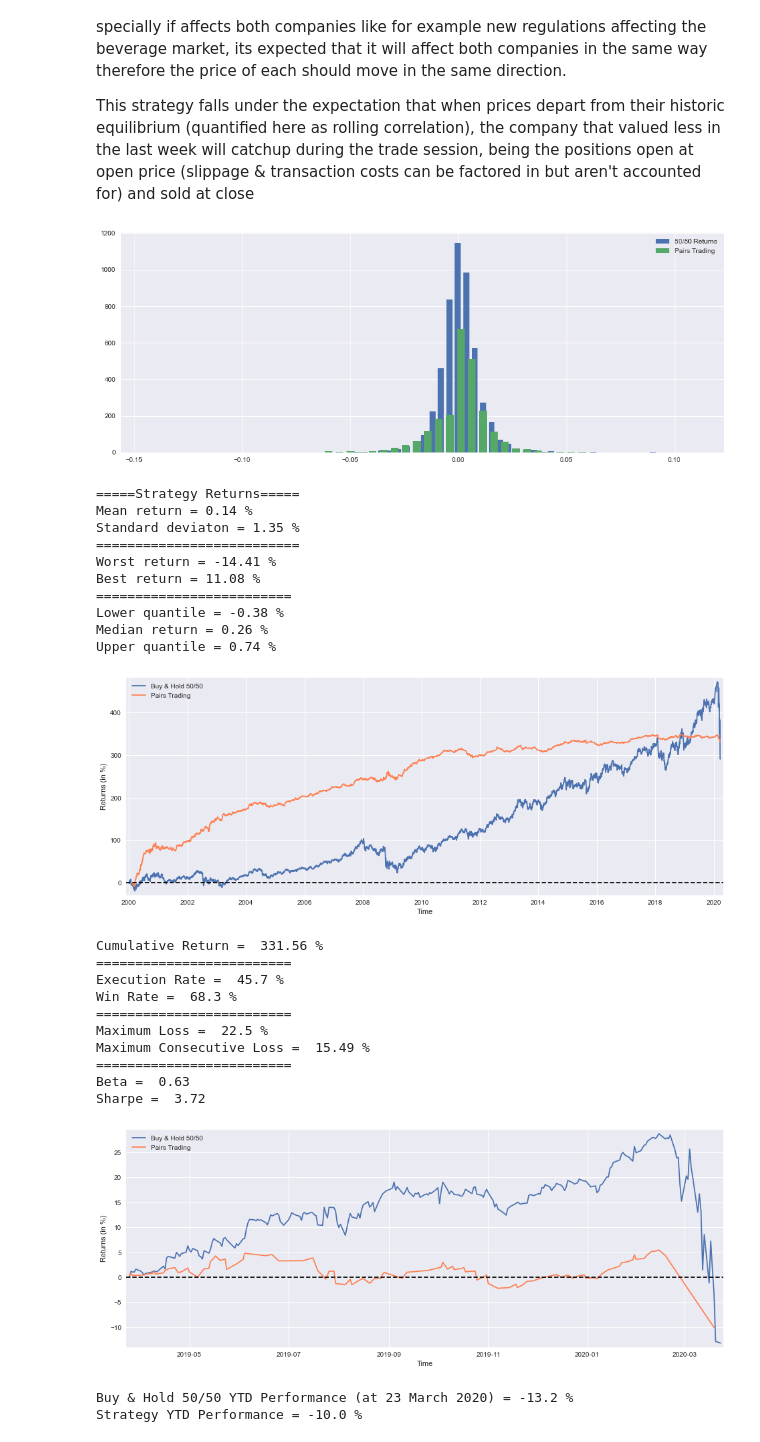
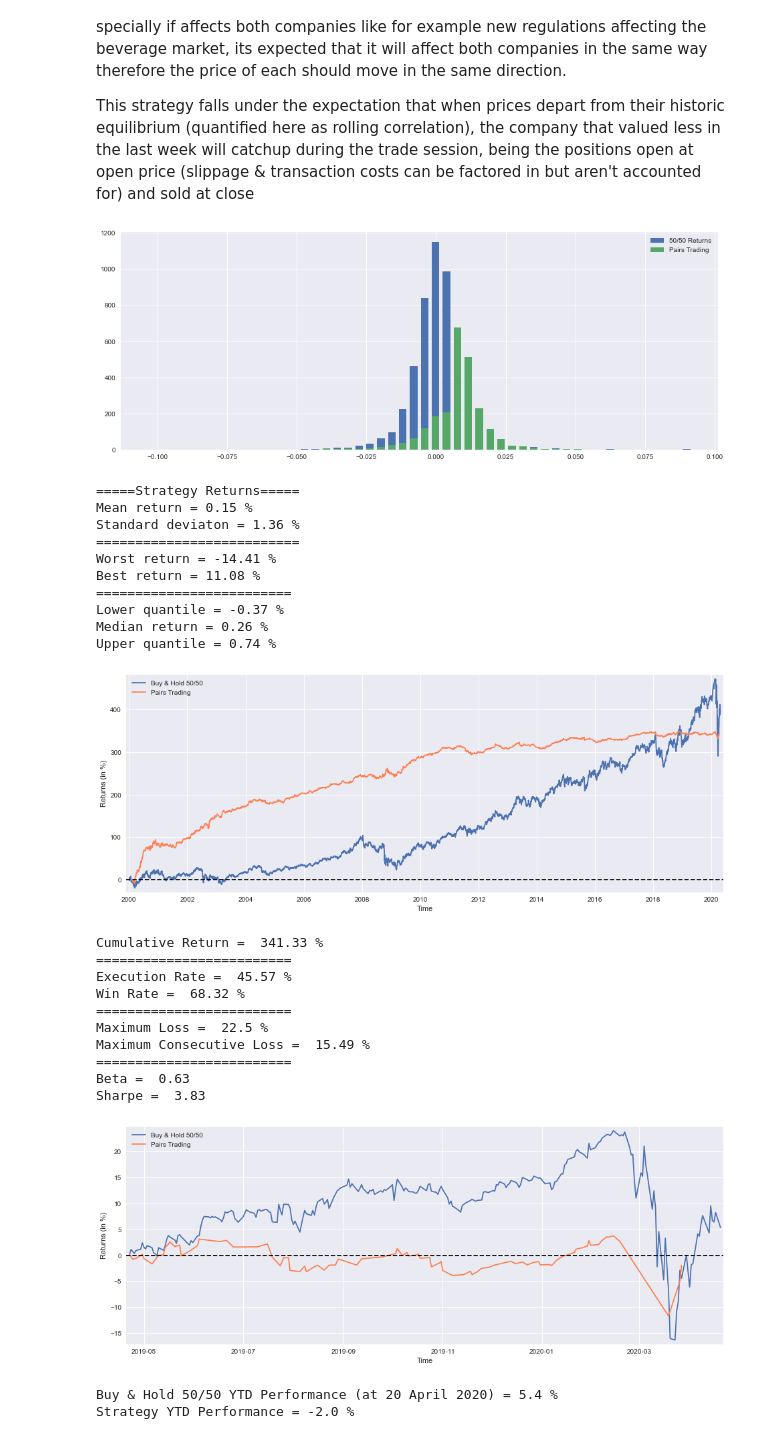
Before and after one commit to LongOnly/Quantitative-Notebooks, a Jupyter notebook: PairsTrading.ipynb, the cells around one changed output. Cells and saved outputs as stored; diff of their text form; code cells hidden in the pictures.

```diff
--- a/PairsTrading.ipynb
+++ b/PairsTrading.ipynb
@@ -5,7 +5,7 @@ But the market already knows past information if any new information is released
 
 This strategy falls under the expectation that when prices depart from their historic equilibrium (quantified here as rolling correlation), the company that valued less in the last week will catchup during the trade session, being the positions open at open price (slippage & transaction costs can be factored in but aren't accounted for) and sold at close
 # %%
-# python 3.7
+# python 3.8
 
 # For yahoo finance
 import io
@@ -49,7 +49,7 @@ tickers = ['PEP','KO']
 data = None
 while data is None:
     try:
-        data = getdata(tickers,'946685000','1585008000','1d')
+        data = getdata(tickers,'946685000','1587427200','1d')
     except:
          pass
 
@@ -118,15 +118,13 @@ cumulret = pairs['CumulativeReturn'].dropna()
 fig, ax = plt.subplots(figsize=(16,6))
 
 hist1, bins1 = np.histogram(ReturnBoth.dropna(), bins=50)
-width1 = 0.7 * (bins1[1] - bins1[0])
-center1 = (bins1[:-1] + bins1[1:]) / 2
+width = 0.7 * (bins1[1] - bins1[0])
+center = (bins1[:-1] + bins1[1:]) / 2
+
+ax.bar(center, hist1, align='center', width=width, label='50/50 Returns')
 
 hist2, bins2 = np.histogram(returns, bins=50)
-width2 = 0.7 * (bins2[1] - bins2[0])
-center2 = (bins2[:-1] + bins2[1:]) / 2
-
-ax.bar(center1, hist1, align='center', width=width1, label='50/50 Returns')
-ax.bar(center2, hist2, align='center', width=width2, label='Pairs Trading')
+ax.bar(center, hist2, align='center', width=width, label='Pairs Trading')
 
 plt.legend()
 plt.show()
@@ -142,15 +140,15 @@ print('Lower quantile =',round((returns.quantile(q=0.25))*100,2),"%")
 print('Median return =',round((returns.quantile(q=0.5))*100,2),"%")
 print('Upper quantile =',round((returns.quantile(q=0.75))*100,2),"%")
 # %% [output]
-[figure, old version]
+[figure, new version]
 =====Strategy Returns=====
-Mean return = 0.14 %
-Standard deviaton = 1.35 %
+Mean return = 0.15 %
+Standard deviaton = 1.36 %
 ==========================
 Worst return = -14.41 %
 Best return = 11.08 %
 =========================
-Lower quantile = -0.38 %
+Lower quantile = -0.37 %
 Median return = 0.26 %
 Upper quantile = 0.74 %
 # %%
@@ -197,36 +195,36 @@ print("Maximum Consecutive Loss = ",badd,"%")
 print("=========================")
 print("Beta = ",beta)
 print("Sharpe = ",sharpe)
-# Return ("alpha") decay is pretty noticeable from 2011 onwards, probably due to overfit or overcrowded trade
+# Return ("alpha") decay is pretty noticeable from 2011 onwards, most likely due to overfitting
 # %% [output]
 [figure]
-Cumulative Return =  331.56 %
+Cumulative Return =  341.33 %
 =========================
-Execution Rate =  45.7 %
-Win Rate =  68.3 %
+Execution Rate =  45.57 %
+Win Rate =  68.32 %
 =========================
 Maximum Loss =  22.5 %
 Maximum Consecutive Loss =  15.49 %
 =========================
 Beta =  0.63
-Sharpe =  3.72
+Sharpe =  3.83
 # %%
 BuyHoldBothYTD = (((PEP['Adj Close'][-252:]/float(PEP['Adj Close'][-252])-1)+(KO['Adj Close'][-252:]/float(KO['Adj Close'][-252])-1))/2).fillna(method='ffill')
-StrategyYTD = returns[-105:].cumsum()
+StrategyYTD = returns[-96:].cumsum()
 
 plt.figure(figsize=(16,6))
 plt.plot(BuyHoldBothYTD*100, label='Buy & Hold 50/50')
 plt.plot(StrategyYTD*100, label='Pairs Trading', color='coral')
 plt.xlabel('Time')
 plt.ylabel('Returns (in %)')
 plt.margins(x=0.005,y=0.02)
 plt.axhline(y=0, xmin=0, xmax=1, linestyle='--', color='k')
 plt.legend()
 plt.show()
 
-print('Buy & Hold 50/50 YTD Performance (at 23 March 2020) =',round(float(BuyHoldBothYTD[-1:]*100),1),'%')
+print('Buy & Hold 50/50 YTD Performance (at 20 April 2020) =',round(float(BuyHoldBothYTD[-1:]*100),1),'%')
 print('Strategy YTD Performance =',round(float(StrategyYTD[-1:]*100),1),'%')
 # %% [output]
-[figure, old version]
+[figure, new version]
-Buy & Hold 50/50 YTD Performance (at 23 March 2020) = -13.2 %
-Strategy YTD Performance = -10.0 %
+Buy & Hold 50/50 YTD Performance (at 20 April 2020) = 5.4 %
+Strategy YTD Performance = -2.0 %
```
Also changed, not shown: 1 other file.
